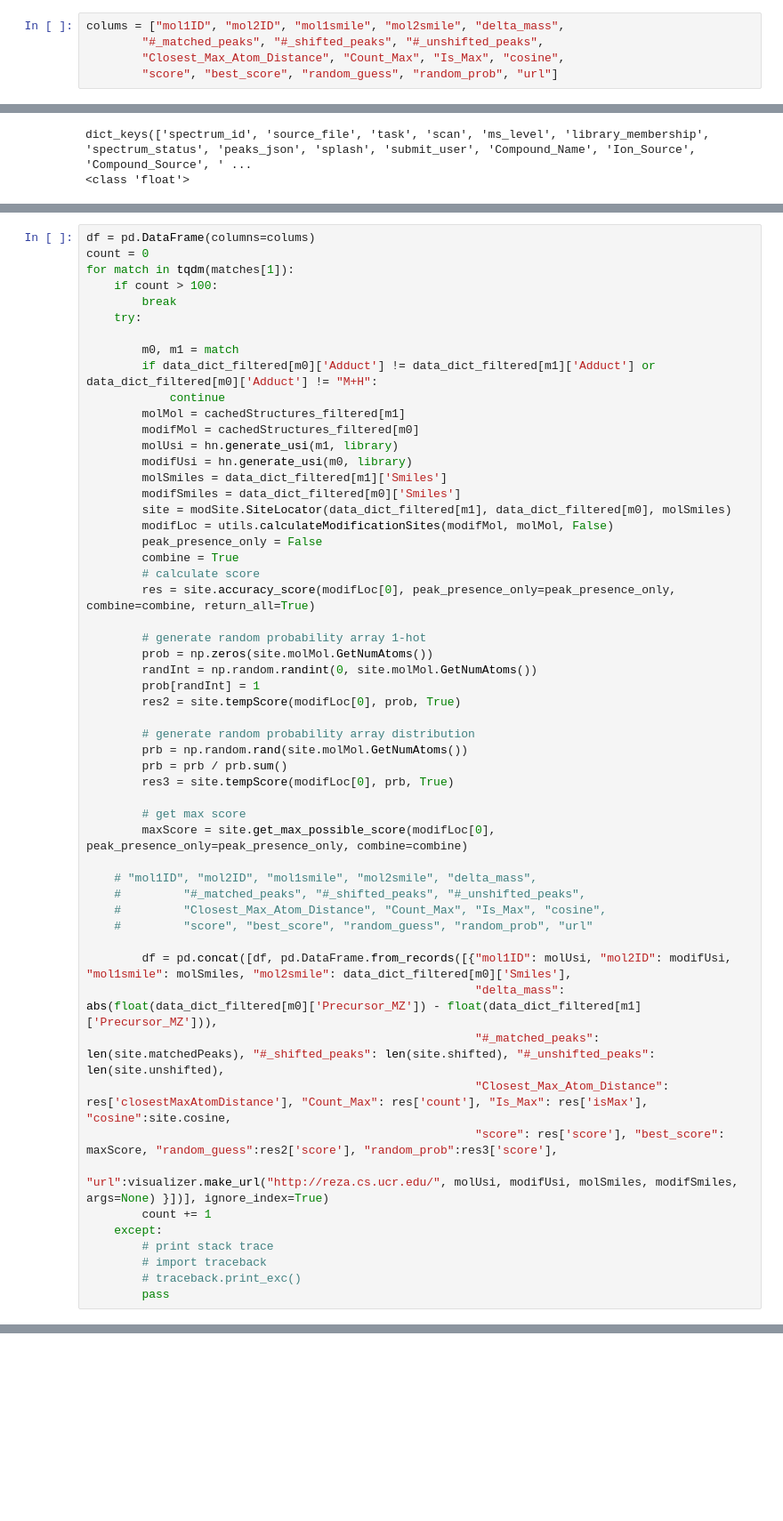
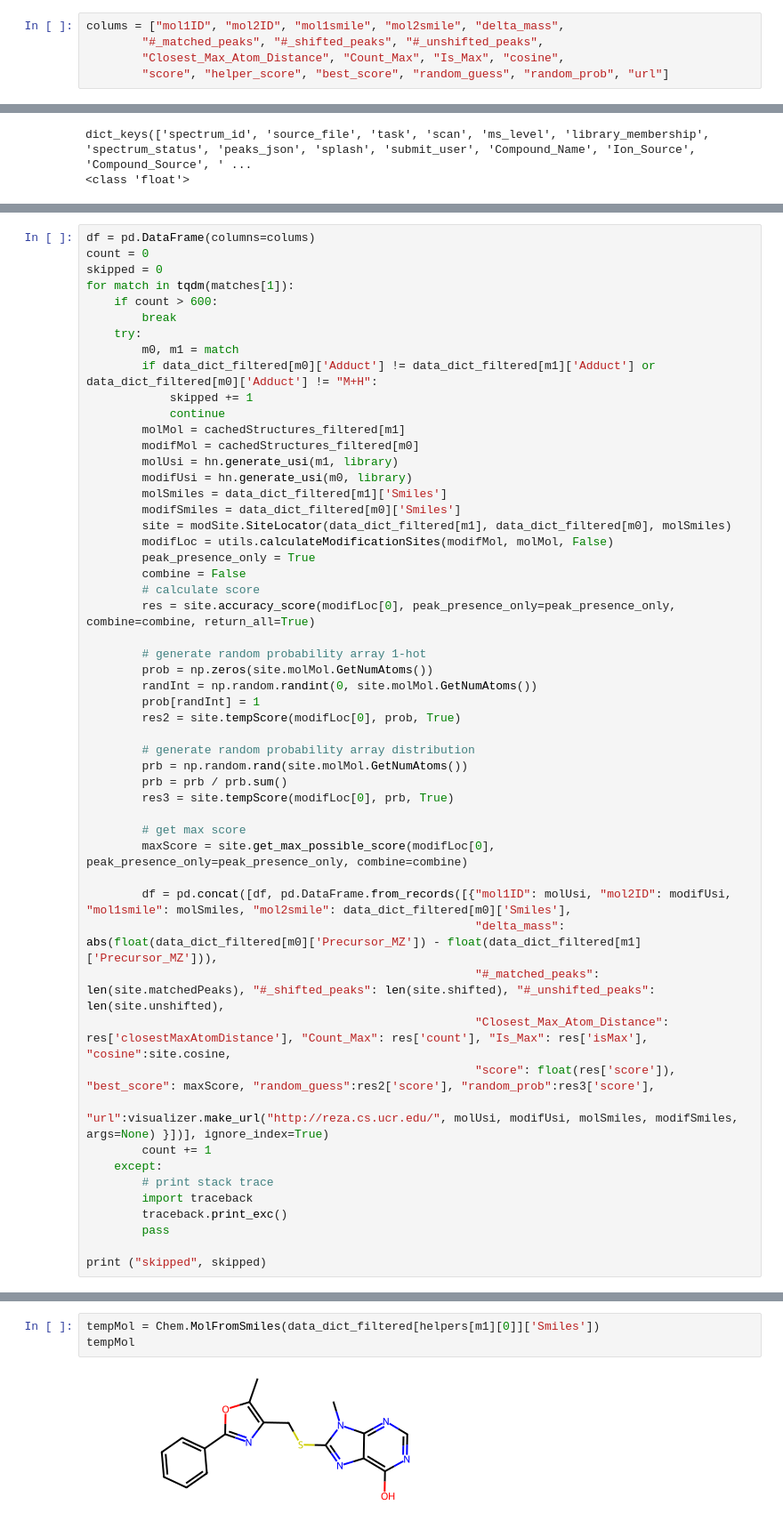
Before and after one commit to mshahneh/SmallMol_Mod_Site_Localization, a Jupyter notebook: Analysis/check_with_helper.ipynb, the cells around one changed output, grey strips where cells are left out. Shown at 89% size. Saved outputs shown, nothing was run; the diff lists cells and outputs as text; blank space fills up the shorter version.

Commit message:
integrate sirius with helper molecule

```diff
--- a/Analysis/check_with_helper.ipynb
+++ b/Analysis/check_with_helper.ipynb
@@ -72,7 +72,7 @@ print(len(helpers))
 colums = ["mol1ID", "mol2ID", "mol1smile", "mol2smile", "delta_mass",
         "#_matched_peaks", "#_shifted_peaks", "#_unshifted_peaks",
         "Closest_Max_Atom_Distance", "Count_Max", "Is_Max", "cosine",
-        "score", "best_score", "random_guess", "random_prob", "url"]
+        "score", "helper_score", "best_score", "random_guess", "random_prob", "url"]
 # %%
 print (data_dict_filtered['CCMSLIB00010105110'].keys())
 print(type(json.loads(data_dict_filtered['CCMSLIB00010105110']['peaks_json'])[0][1]))
@@ -94,13 +91,14 @@ site = modSite.SiteLocator(data_dict_filtered[m1], data_dict_filtered[m0], molMo
 # %%
 df = pd.DataFrame(columns=colums)
 count = 0
+skipped = 0
 for match in tqdm(matches[1]):
-    if count > 100:
+    if count > 600:
         break
     try:
-
         m0, m1 = match
         if data_dict_filtered[m0]['Adduct'] != data_dict_filtered[m1]['Adduct'] or data_dict_filtered[m0]['Adduct'] != "M+H":
+            skipped += 1
             continue
         molMol = cachedStructures_filtered[m1]
         modifMol = cachedStructures_filtered[m0]
@@ -110,8 +108,8 @@ for match in tqdm(matches[1]):
         modifSmiles = data_dict_filtered[m0]['Smiles']
         site = modSite.SiteLocator(data_dict_filtered[m1], data_dict_filtered[m0], molSmiles)
         modifLoc = utils.calculateModificationSites(modifMol, molMol, False)
-        peak_presence_only = False
-        combine = True
+        peak_presence_only = True
+        combine = False
         # calculate score
         res = site.accuracy_score(modifLoc[0], peak_presence_only=peak_presence_only, combine=combine, return_all=True)
 
@@ -129,21 +127,18 @@ for match in tqdm(matches[1]):
         # get max score
         maxScore = site.get_max_possible_score(modifLoc[0], peak_presence_only=peak_presence_only, combine=combine)
 
-    # "mol1ID", "mol2ID", "mol1smile", "mol2smile", "delta_mass",
-    #         "#_matched_peaks", "#_shifted_peaks", "#_unshifted_peaks",
-    #         "Closest_Max_Atom_Distance", "Count_Max", "Is_Max", "cosine",
-    #         "score", "best_score", "random_guess", "random_prob", "url"
-
         df = pd.concat([df, pd.DataFrame.from_records([{"mol1ID": molUsi, "mol2ID": modifUsi, "mol1smile": molSmiles, "mol2smile": data_dict_filtered[m0]['Smiles'],
                                                         "delta_mass": abs(float(data_dict_filtered[m0]['Precursor_MZ']) - float(data_dict_filtered[m1]['Precursor_MZ'])),
                                                         "#_matched_peaks": len(site.matchedPeaks), "#_shifted_peaks": len(site.shifted), "#_unshifted_peaks": len(site.unshifted),
                                                         "Closest_Max_Atom_Distance": res['closestMaxAtomDistance'], "Count_Max": res['count'], "Is_Max": res['isMax'], "cosine":site.cosine,
-                                                        "score": res['score'], "best_score": maxScore, "random_guess":res2['score'], "random_prob":res3['score'],
+                                                        "score": float(res['score']), "best_score": maxScore, "random_guess":res2['score'], "random_prob":res3['score'],
                                                         "url":visualizer.make_url("http://reza.cs.ucr.edu/", molUsi, modifUsi, molSmiles, modifSmiles, args=None) }])], ignore_index=True)
         count += 1
     except:
         # print stack trace
-        # import traceback
-        # traceback.print_exc()
+        import traceback
+        traceback.print_exc()
         pass
+
+print ("skipped", skipped)
 # %% [output]
@@ -200,0 +215,5 @@ invalid value encountered in divide
+# %%
+tempMol = Chem.MolFromSmiles(data_dict_filtered[helpers[m1][0]]['Smiles'])
+tempMol
+# %% [output]
+[figure, added]
```
Also changed, not shown: parts of 18 cells of this notebook, 11 other files.
